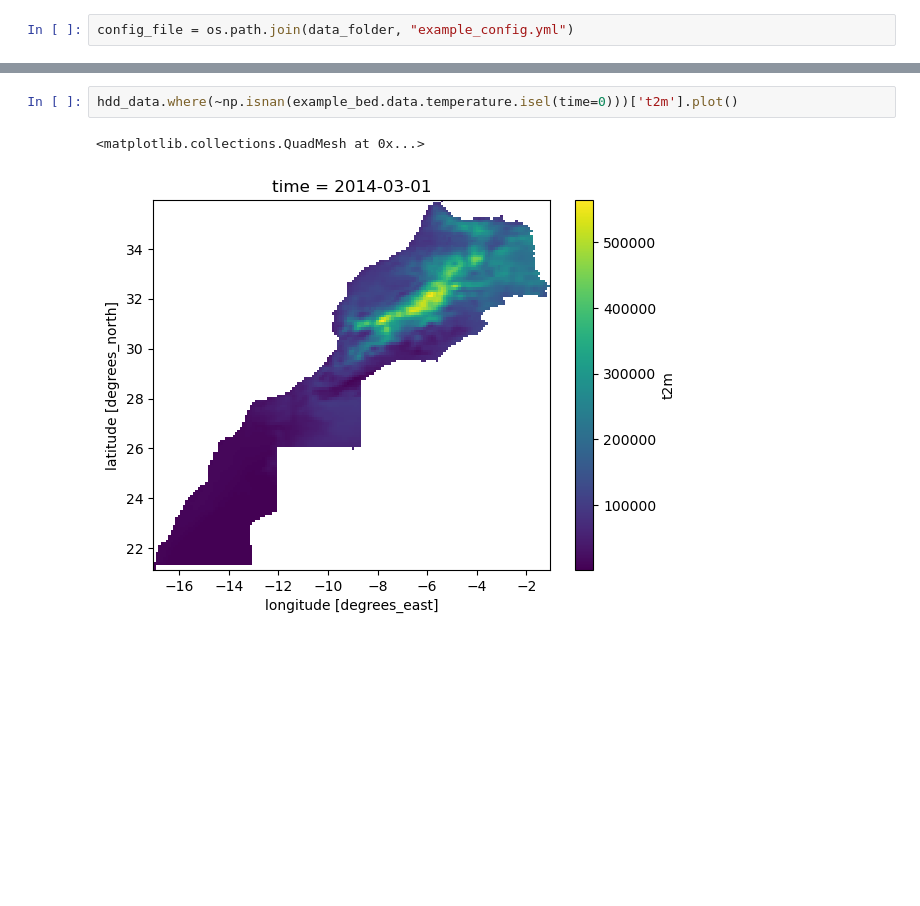
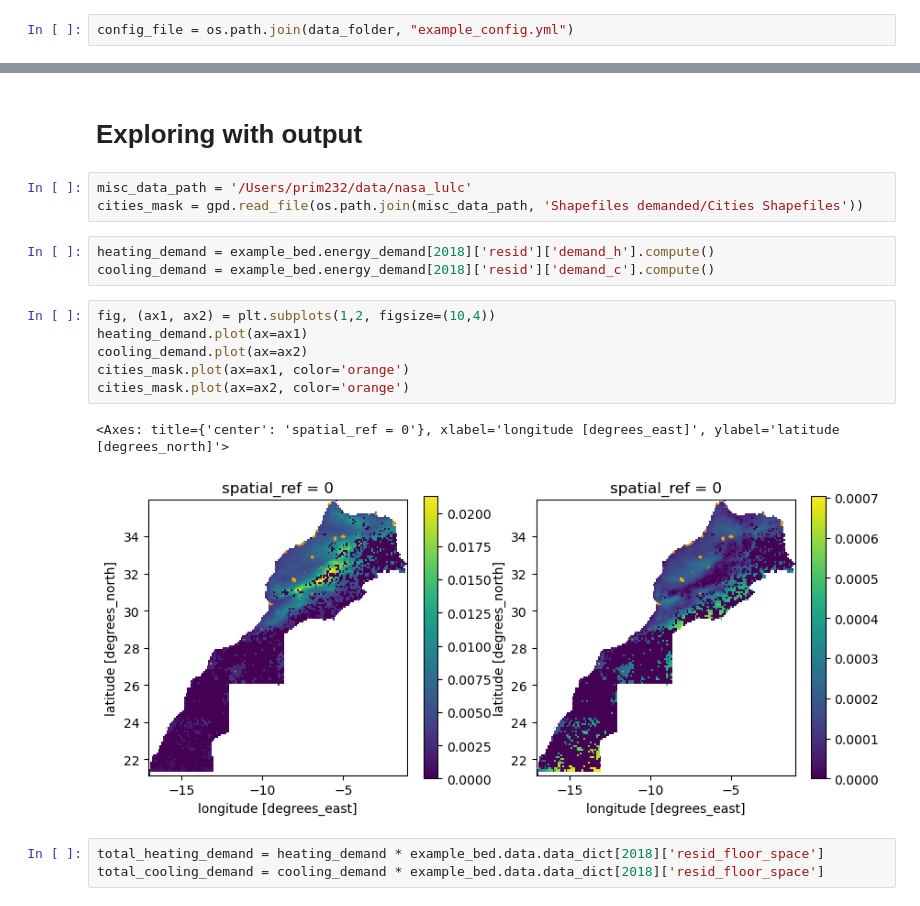
Before and after one commit to JGCRI/bed, a Jupyter notebook: notebooks/quickstarter.ipynb, the cells around one changed output, grey strips where cells are left out. Cells and saved outputs as stored; diff of their text form; blank space fills up the shorter version.

```diff
--- a/notebooks/quickstarter.ipynb
+++ b/notebooks/quickstarter.ipynb
@@ -47,5 +45,20 @@ example_bed.data.temperature['t2m'].isel(time=0).plot()
-# %%
-hdd_data.where(~np.isnan(example_bed.data.temperature.isel(time=0)))['t2m'].plot()
-# %% [output]
-<matplotlib.collections.QuadMesh at 0x...>
-[figure, removed]
+# %% [markdown]
+# Exploring with output
+# %%
+misc_data_path = '/Users/prim232/data/nasa_lulc'
+cities_mask = gpd.read_file(os.path.join(misc_data_path, 'Shapefiles demanded/Cities Shapefiles'))
+# %%
+heating_demand = example_bed.energy_demand[2018]['resid']['demand_h'].compute()
+cooling_demand = example_bed.energy_demand[2018]['resid']['demand_c'].compute()
+# %%
+fig, (ax1, ax2) = plt.subplots(1,2, figsize=(10,4))
+heating_demand.plot(ax=ax1)
+cooling_demand.plot(ax=ax2)
+cities_mask.plot(ax=ax1, color='orange')
+cities_mask.plot(ax=ax2, color='orange')
+# %% [output]
+<Axes: title={'center': 'spatial_ref = 0'}, xlabel='longitude [degrees_east]', ylabel='latitude [degrees_north]'>
+[figure, added]
+# %%
+total_heating_demand = heating_demand * example_bed.data.data_dict[2018]['resid_floor_space']
+total_cooling_demand = cooling_demand * example_bed.data.data_dict[2018]['resid_floor_space']
```
Also changed, not shown: parts of 10 cells of this notebook.
